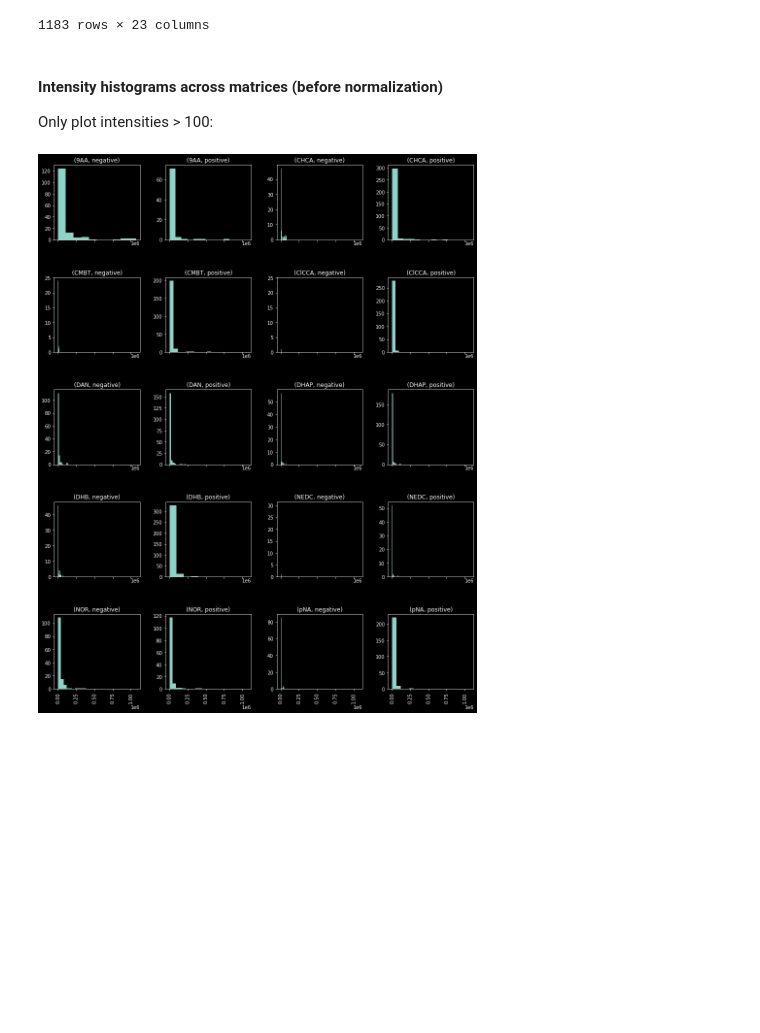
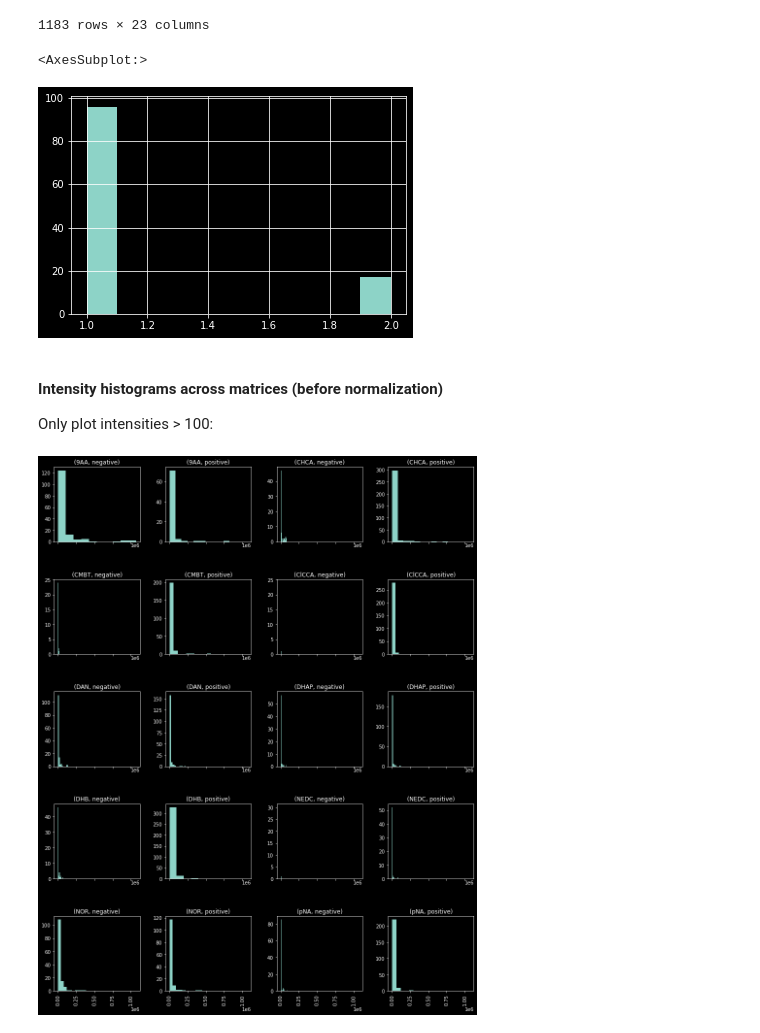
Before and after one commit to alexandrovteam/predicting-APMALDI-response, a Jupyter notebook: notebooks/visualize_data.ipynb, the cells around one changed output. Drawn from its saved outputs; the diff is of its cells as text; code cells hidden in the pictures; blank space fills up the shorter version.

```diff
--- a/notebooks/visualize_data.ipynb
+++ b/notebooks/visualize_data.ipynb
@@ -265,6 +265,22 @@ intensity_stats
 | 1181 | myo-Inositol | [M]+ | 0 | 0.000000 | 0.00000 | 0.000000 | 0.00000 | 0.000000 | 0.0000 | 0.00000 | ... |
 | 1182 | myo-Inositol | [M]- | 0 | 0.000000 | 0.00000 | 0.000000 | 0.00000 | 0.000000 | 0.0000 | 0.00000 | ... |
 1183 rows × 23 columns
+# %%
+sorted_intensities = intensities.sort_values(by=['name_short', 'adduct',  "matrix", "polarity"])
+
+g = sorted_intensities.groupby(by=['name_short', 'adduct'])
+intesity_matrix = np.array([rows.to_numpy() for _, rows in g["spot_intensity"]])
+matrix_names = sorted_intensities[["matrix", "polarity"]].drop_duplicates()
+matrix_names["combined"] = matrix_names.applymap(str).apply('-'.join, axis=1)
+# matrix_names
+intesity_matrix = pd.DataFrame(intesity_matrix, columns=matrix_names["combined"])
+intesity_matrix = intesity_matrix > 100
+intesity_matrix.value_counts()[60:].hist()
+
+# intesity_matrix.merge(sorted_intensities[['name_short', 'adduct']].drop_duplicates().reset_index(drop=True), left_index=True, right_index=True)
+# %% [output]
+<AxesSubplot:>
+[figure, added]
 # %% [markdown]
 #### Intensity histograms across matrices (before normalization)
 Only plot intensities > 100:
```
Also changed, not shown: parts of 2 cells of this notebook, 2 other files.
